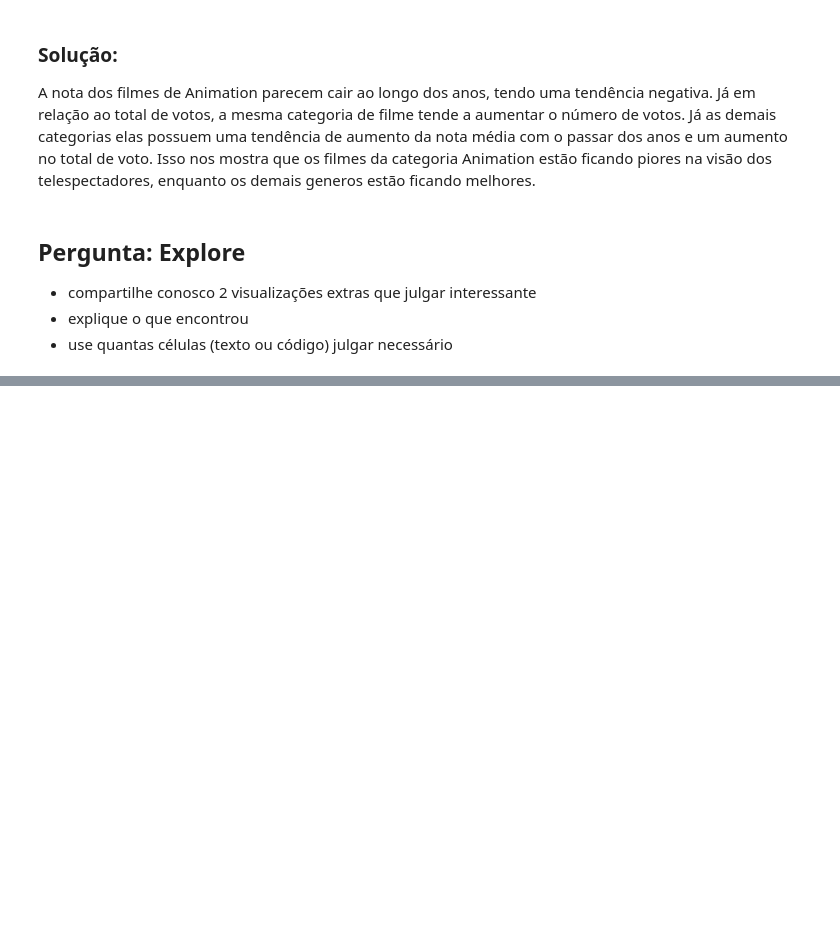
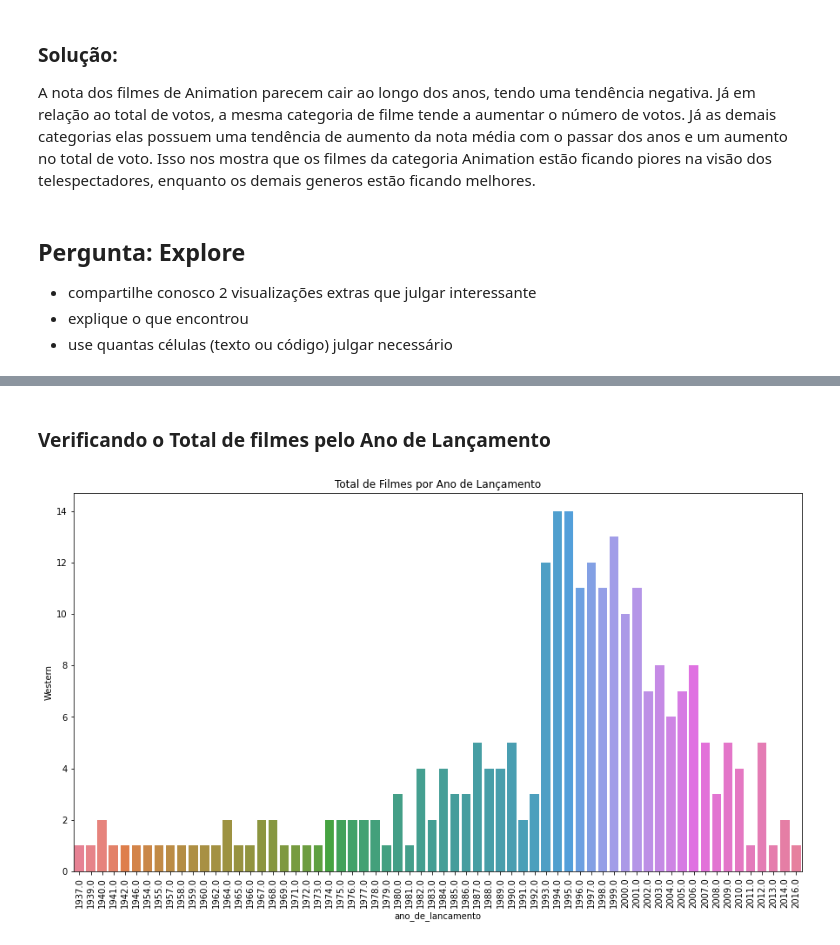
Before and after one commit to andremanesco/alura_data_science, a Jupyter notebook: Formação_Data_Science_Alura_Análise_exploratória_do_MovieLens.ipynb, the cells around one changed output, grey strips where cells are left out. Drawn from its saved outputs; the diff is of its cells as text; code cells hidden in the pictures; blank space fills up the shorter version.

```diff
--- a/Formação_Data_Science_Alura_Análise_exploratória_do_MovieLens.ipynb
+++ b/Formação_Data_Science_Alura_Análise_exploratória_do_MovieLens.ipynb
@@ -740,0 +766,13 @@ A nota dos filmes de Animation parecem cair ao longo dos anos, tendo uma tendên
+# %% [markdown]
+### Verificando o Total de filmes pelo Ano de Lançamento
+# %%
+total_filmes_por_ano = filmes.groupby('ano_de_lancamento').sum().reset_index()
+#ax = sns.lineplot(x = 'ano_de_lancamento', y = 'Horror', data = total_filmes_por_ano)
+
+for genero in total_filmes_por_ano.columns[3:]:
+    ax = sns.barplot(x = 'ano_de_lancamento', y = f'{genero}', data = total_filmes_por_ano, palette='husl')
+    ax.figure.set_size_inches(15, 8)
+    ax.set_xticklabels(ax.get_xticklabels(), rotation=90)
+    ax.set_title('Total de Filmes por Ano de Lançamento')
+# %% [output]
+[figure, added]
```
Also changed, not shown: parts of 17 cells of this notebook.
